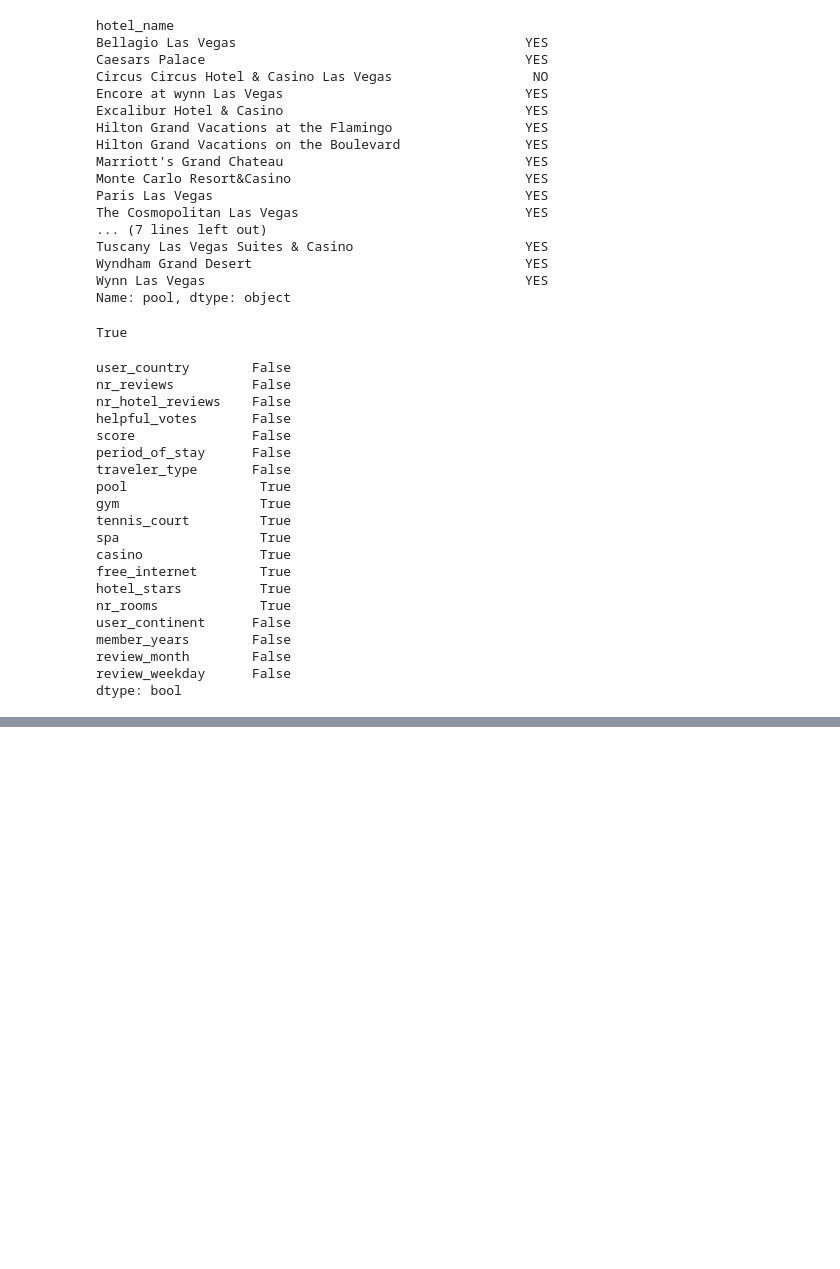
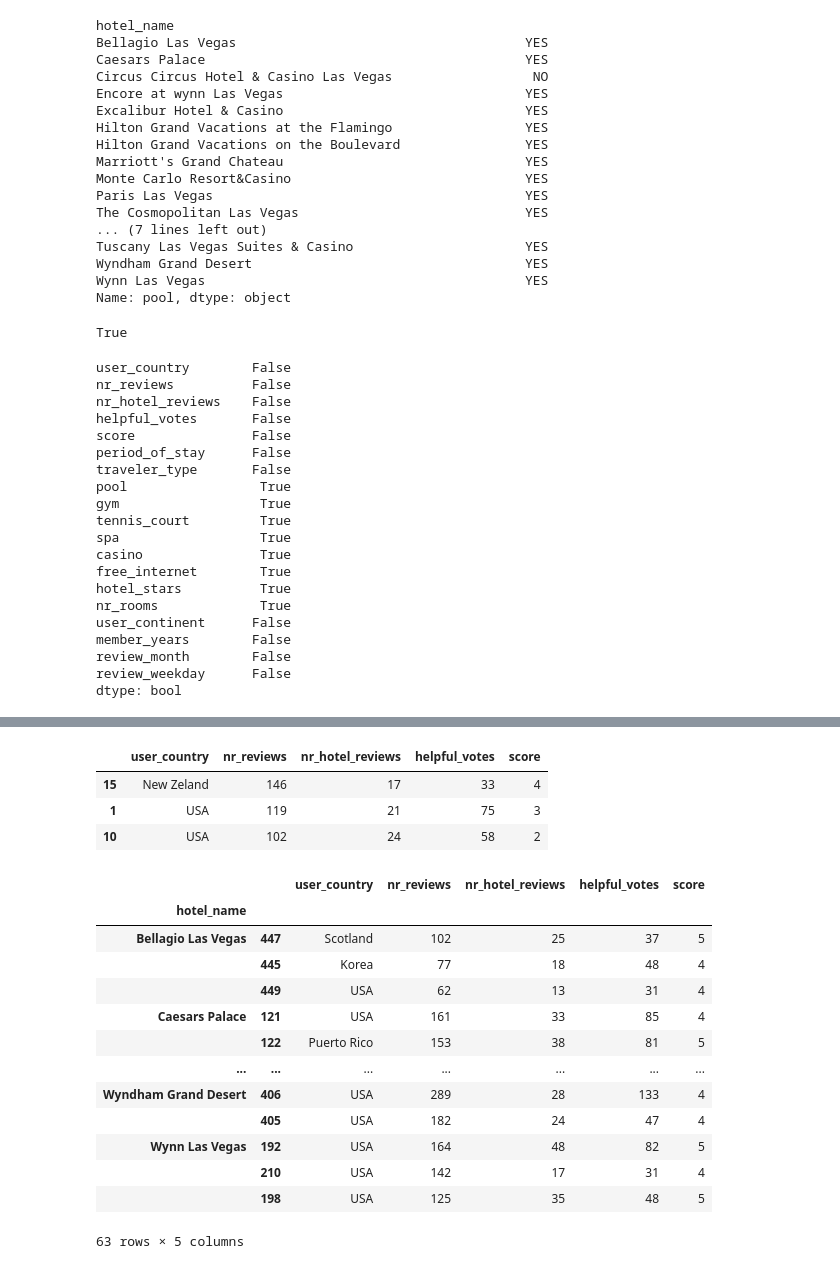
Before and after one commit to scottstossel/python-practice, a Jupyter notebook: PandasAggregations.ipynb, the cells around one changed output, grey strips where cells are left out. Cells and saved outputs as stored; diff of their text form; code cells hidden in the pictures; blank space fills up the shorter version.

```diff
--- a/PandasAggregations.ipynb
+++ b/PandasAggregations.ipynb
@@ -378,0 +411,27 @@ hotel_df.to_csv('hotels.csv')
+# %%
+def top_reviewers(group):
+    return group.sort_values(by='nr_reviews', ascending = False).iloc[:3, :5]
+# %%
+top_reviewers(sample_group)
+# %% [output]
+|  | user_country | nr_reviews | nr_hotel_reviews | helpful_votes | score |
+| 15 | New Zeland | 146 | 17 | 33 | 4 |
+| 1 | USA | 119 | 21 | 75 | 3 |
+| 10 | USA | 102 | 24 | 58 | 2 |
+# %%
+by_hotel.apply(top_reviewers)
+# %% [output]
+|  |  | user_country | nr_reviews | nr_hotel_reviews | helpful_votes | score |
+| hotel_name |  |  |  |  |  |  |
+| Bellagio Las Vegas | 447 | Scotland | 102 | 25 | 37 | 5 |
+|  | 445 | Korea | 77 | 18 | 48 | 4 |
+|  | 449 | USA | 62 | 13 | 31 | 4 |
+| Caesars Palace | 121 | USA | 161 | 33 | 85 | 4 |
+|  | 122 | Puerto Rico | 153 | 38 | 81 | 5 |
+| ... | ... | ... | ... | ... | ... | ... |
+| Wyndham Grand Desert | 406 | USA | 289 | 28 | 133 | 4 |
+|  | 405 | USA | 182 | 24 | 47 | 4 |
+| Wynn Las Vegas | 192 | USA | 164 | 48 | 82 | 5 |
+|  | 210 | USA | 142 | 17 | 31 | 4 |
+|  | 198 | USA | 125 | 35 | 48 | 5 |
+63 rows × 5 columns
```
Also changed, not shown: parts of 16 cells of this notebook.
